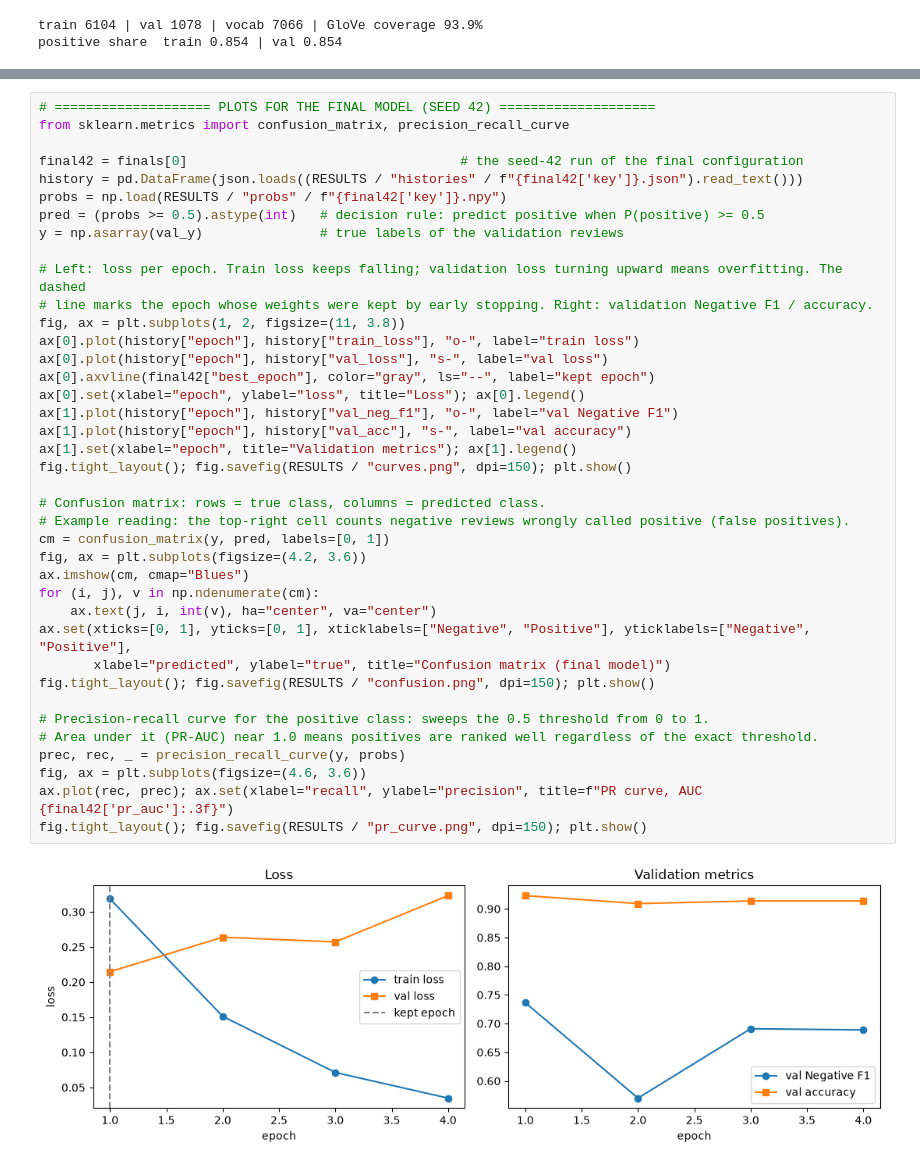
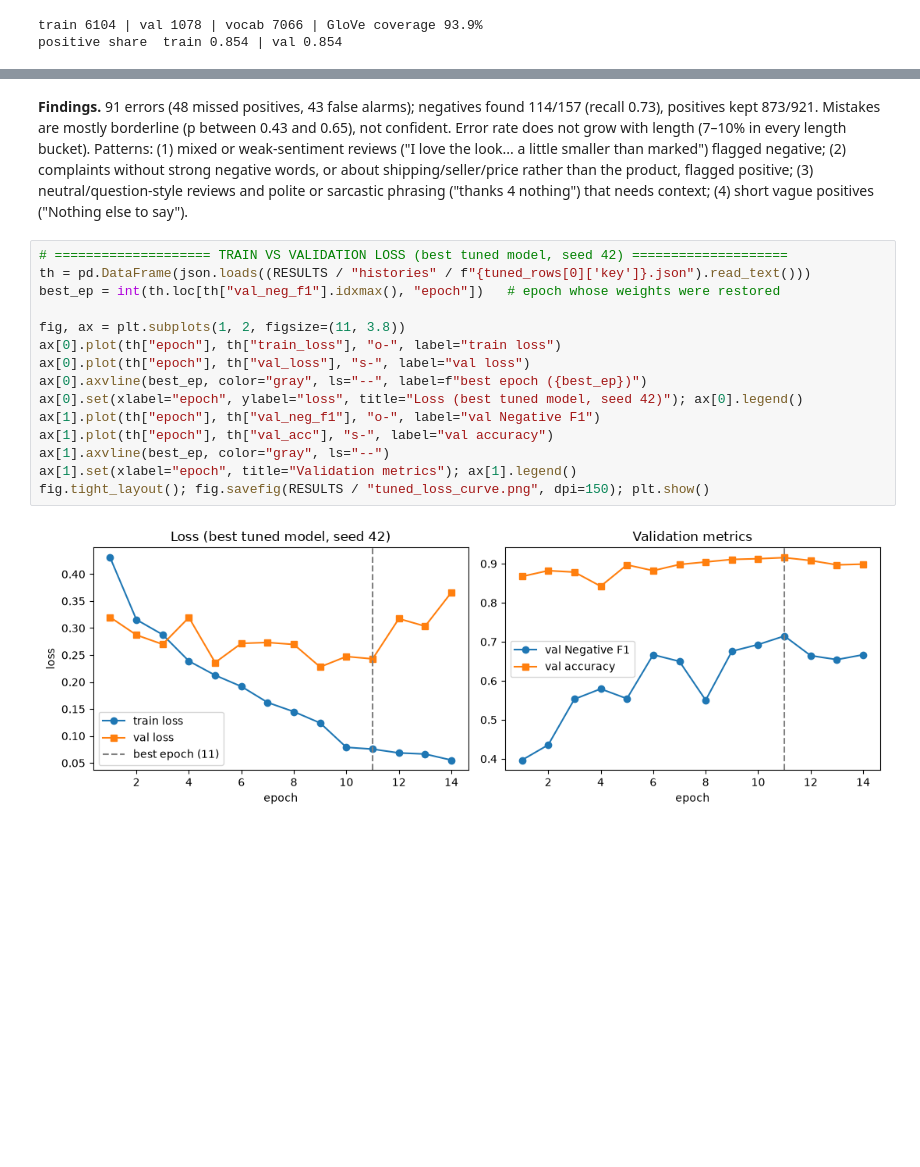
Before and after one commit to OswinJTC/IE4483-AI-Data-Mining-Project, a Jupyter notebook: 02_GloVe_BiLSTM.ipynb, the cells around one changed output, grey strips where cells are left out. Cells and saved outputs as stored; diff of their text form; blank space fills up the shorter version.

```diff
--- a/02_GloVe_BiLSTM.ipynb
+++ b/02_GloVe_BiLSTM.ipynb
@@ -414,41 +529,19 @@ final train_seconds  81.8333 ± 23.4003
+# %% [markdown]
+**Findings.** 91 errors (48 missed positives, 43 false alarms); negatives found 114/157 (recall 0.73), positives kept 873/921. Mistakes are mostly borderline (p between 0.43 and 0.65), not confident. Error rate does not grow with length (7–10% in every length bucket). Patterns: (1) mixed or weak-sentiment reviews ("I love the look... a little smaller than marked") flagged negative; (2) complaints without strong negative words, or about shipping/seller/price rather than the product, flagged positive; (3) neutral/question-style reviews and polite or sarcastic phrasing ("thanks 4 nothing") that needs context; (4) short vague positives ("Nothing else to say").
 # %%
-# ==================== PLOTS FOR THE FINAL MODEL (SEED 42) ====================
-from sklearn.metrics import confusion_matrix, precision_recall_curve
+# ==================== TRAIN VS VALIDATION LOSS (best tuned model, seed 42) ====================
+th = pd.DataFrame(json.loads((RESULTS / "histories" / f"{tuned_rows[0]['key']}.json").read_text()))
+best_ep = int(th.loc[th["val_neg_f1"].idxmax(), "epoch"])   # epoch whose weights were restored
 
-final42 = finals[0]                                   # the seed-42 run of the final configuration
-history = pd.DataFrame(json.loads((RESULTS / "histories" / f"{final42['key']}.json").read_text()))
-probs = np.load(RESULTS / "probs" / f"{final42['key']}.npy")
-pred = (probs >= 0.5).astype(int)   # decision rule: predict positive when P(positive) >= 0.5
-y = np.asarray(val_y)               # true labels of the validation reviews
-
-# Left: loss per epoch. Train loss keeps falling; validation loss turning upward means overfitting. The dashed
-# line marks the epoch whose weights were kept by early stopping. Right: validation Negative F1 / accuracy.
 fig, ax = plt.subplots(1, 2, figsize=(11, 3.8))
-ax[0].plot(history["epoch"], history["train_loss"], "o-", label="train loss")
-ax[0].plot(history["epoch"], history["val_loss"], "s-", label="val loss")
-ax[0].axvline(final42["best_epoch"], color="gray", ls="--", label="kept epoch")
-ax[0].set(xlabel="epoch", ylabel="loss", title="Loss"); ax[0].legend()
-ax[1].plot(history["epoch"], history["val_neg_f1"], "o-", label="val Negative F1")
-ax[1].plot(history["epoch"], history["val_acc"], "s-", label="val accuracy")
+ax[0].plot(th["epoch"], th["train_loss"], "o-", label="train loss")
+ax[0].plot(th["epoch"], th["val_loss"], "s-", label="val loss")
+ax[0].axvline(best_ep, color="gray", ls="--", label=f"best epoch ({best_ep})")
+ax[0].set(xlabel="epoch", ylabel="loss", title="Loss (best tuned model, seed 42)"); ax[0].legend()
+ax[1].plot(th["epoch"], th["val_neg_f1"], "o-", label="val Negative F1")
+ax[1].plot(th["epoch"], th["val_acc"], "s-", label="val accuracy")
+ax[1].axvline(best_ep, color="gray", ls="--")
 ax[1].set(xlabel="epoch", title="Validation metrics"); ax[1].legend()
-fig.tight_layout(); fig.savefig(RESULTS / "curves.png", dpi=150); plt.show()
-
-# Confusion matrix: rows = true class, columns = predicted class.
-# Example reading: the top-right cell counts negative reviews wrongly called positive (false positives).
-cm = confusion_matrix(y, pred, labels=[0, 1])
-fig, ax = plt.subplots(figsize=(4.2, 3.6))
-ax.imshow(cm, cmap="Blues")
-for (i, j), v in np.ndenumerate(cm):
-    ax.text(j, i, int(v), ha="center", va="center")
-ax.set(xticks=[0, 1], yticks=[0, 1], xticklabels=["Negative", "Positive"], yticklabels=["Negative", "Positive"],
-       xlabel="predicted", ylabel="true", title="Confusion matrix (final model)")
-fig.tight_layout(); fig.savefig(RESULTS / "confusion.png", dpi=150); plt.show()
-
-# Precision-recall curve for the positive class: sweeps the 0.5 threshold from 0 to 1.
-# Area under it (PR-AUC) near 1.0 means positives are ranked well regardless of the exact threshold.
-prec, rec, _ = precision_recall_curve(y, probs)
-fig, ax = plt.subplots(figsize=(4.6, 3.6))
-ax.plot(rec, prec); ax.set(xlabel="recall", ylabel="precision", title=f"PR curve, AUC {final42['pr_auc']:.3f}")
-fig.tight_layout(); fig.savefig(RESULTS / "pr_curve.png", dpi=150); plt.show()
+fig.tight_layout(); fig.savefig(RESULTS / "tuned_loss_curve.png", dpi=150); plt.show()
 # %% [output]
-[figure, old version]
+[figure, new version]
```
Also changed, not shown: parts of 25 cells of this notebook, 3 other files.
